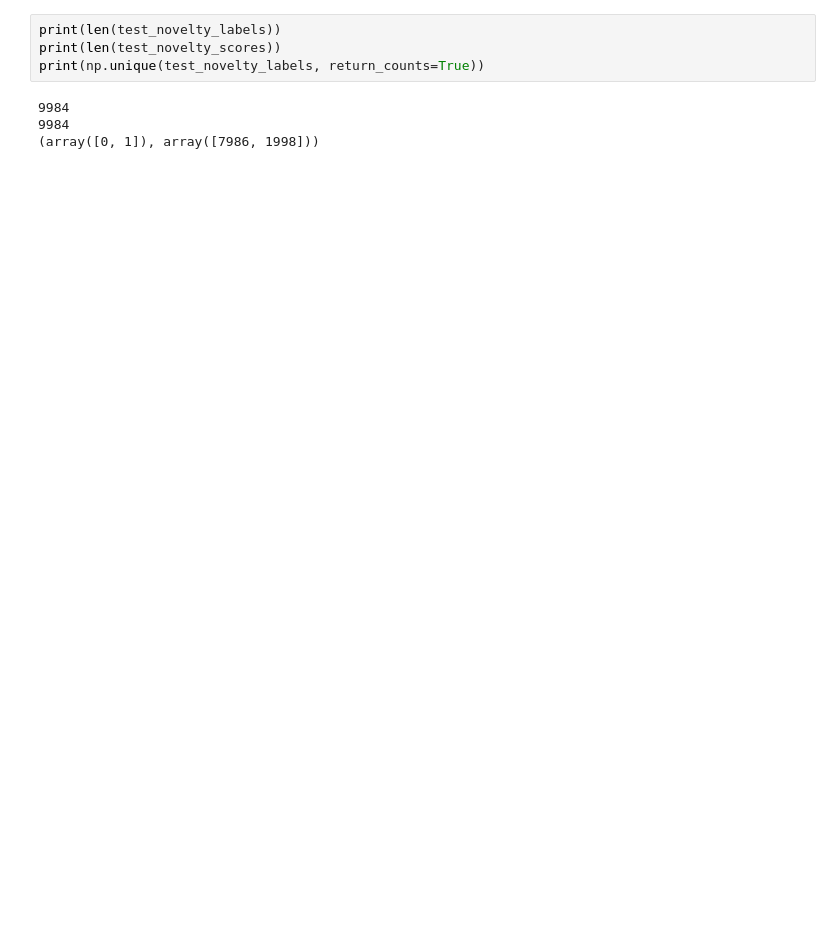
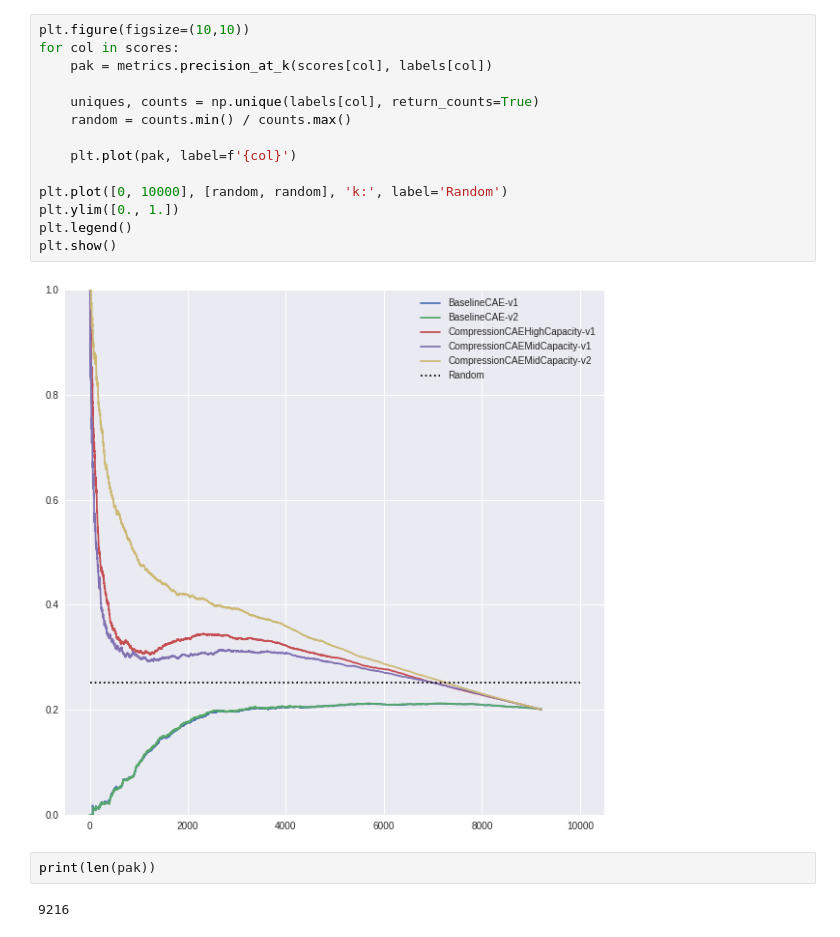
Before and after one commit to bstefa/novelty-detection, a Jupyter notebook: experiments/novelty_mnist_cae_benchmarking.ipynb, the cells around one changed output. Saved outputs shown, nothing was run; the diff lists cells and outputs as text; blank space fills up the shorter version.

```diff
--- a/experiments/novelty_mnist_cae_benchmarking.ipynb
+++ b/experiments/novelty_mnist_cae_benchmarking.ipynb
@@ -115,9 +113,21 @@ CompressionCAEMidCapacity-v1 ROC AUC: 0.6883745440907975
 Random ROC AUC: 0.5
 # %%
-print(len(test_novelty_labels))
-print(len(test_novelty_scores))
-print(np.unique(test_novelty_labels, return_counts=True))
+plt.figure(figsize=(10,10))
+for col in scores:
+    pak = metrics.precision_at_k(scores[col], labels[col])
+
+    uniques, counts = np.unique(labels[col], return_counts=True)
+    random = counts.min() / counts.max()
+
+    plt.plot(pak, label=f'{col}')
+
+plt.plot([0, 10000], [random, random], 'k:', label='Random')
+plt.ylim([0., 1.])
+plt.legend()
+plt.show()
 # %% [output]
-9984
-9984
-(array([0, 1]), array([7986, 1998]))
+[figure, added]
+# %%
+print(len(pak))
+# %% [output]
+9216
```
Also changed, not shown: parts of 5 cells of this notebook, 9 other files.
